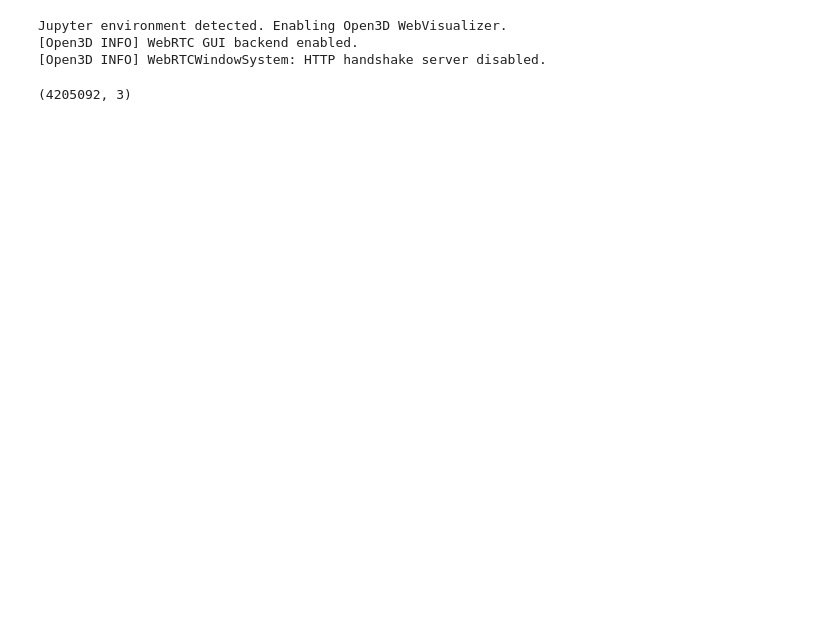
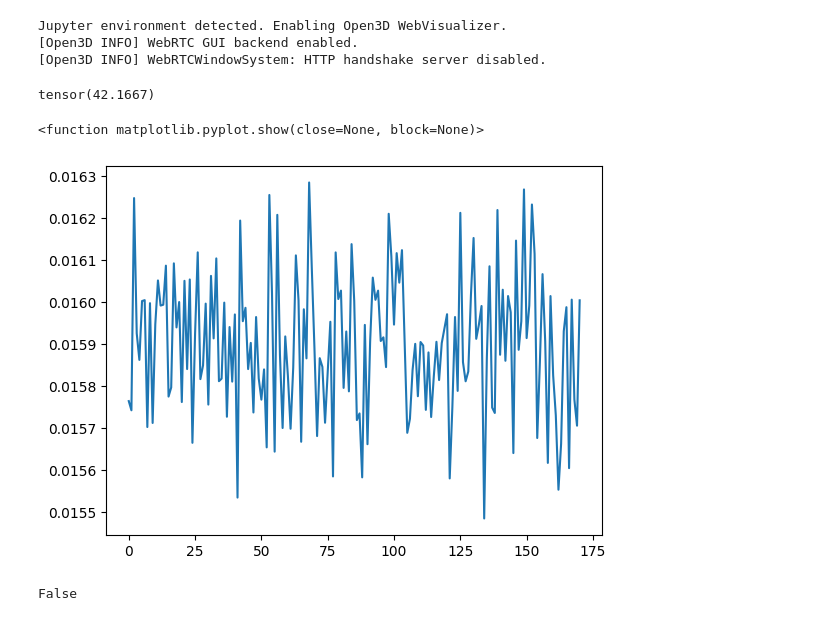
Before and after one commit to HonAnson/LiDAR_NeRF, a Jupyter notebook: playground.ipynb, the cells around one changed output. Saved outputs shown, nothing was run; the diff lists cells and outputs as text; code cells hidden in the pictures; blank space fills up the shorter version.

```diff
--- a/playground.ipynb
+++ b/playground.ipynb
@@ -21,6 +21,17 @@ from visualize import visualizeDir
 Jupyter environment detected. Enabling Open3D WebVisualizer.
 [Open3D INFO] WebRTC GUI backend enabled.
 [Open3D INFO] WebRTCWindowSystem: HTTP handshake server disabled.
+# %%
+a = torch.tensor([[1,1,1],[1,1,1],[1,1,1],[1,1,1]], dtype = torch.float32)
+b = torch.tensor([[1,2,3],[4,5,6],[7,8,9],[10,11,12]], dtype = torch.float32)
+
+loss_MSE = nn.MSELoss()
+
+
+
+loss_MSE(a,b)
+# %% [output]
+tensor(42.1667)
 # %%
 name = r'building_with_rotation'
 path = r'datasets/registered/' + name + r'.json'
@@ -28,6 +39,13 @@ data = loadDataFromRegisteredSlam(path)
 # training_data = preProcess(data)
 # np.random.shuffle(training_data)
 # %%
-path = r'/home/ansonhon/anson/thesis/LiDAR_NeRF/datasets/training_cumulative/box_plant2.npy'
+path = r'/home/ansonhon/anson/thesis/LiDAR_NeRF/local/job_output/ver_euclidean_trial0_losses.npy'
 
-data_cumulative = np.load(path)
+losses = np.load(path)
+
+
+plt.plot(losses)
+plt.show
+# %% [output]
+<function matplotlib.pyplot.show(close=None, block=None)>
+[figure, added]
@@ -41,4 +52,4 @@ quickVizNumpy(temp)
-# %%
-dir.shape
-# %% [output]
-(4205092, 3)
+# %%
+torch.cuda.is_available()
+# %% [output]
+False
```
Also changed, not shown: parts of 3 cells of this notebook, 2 other files.
